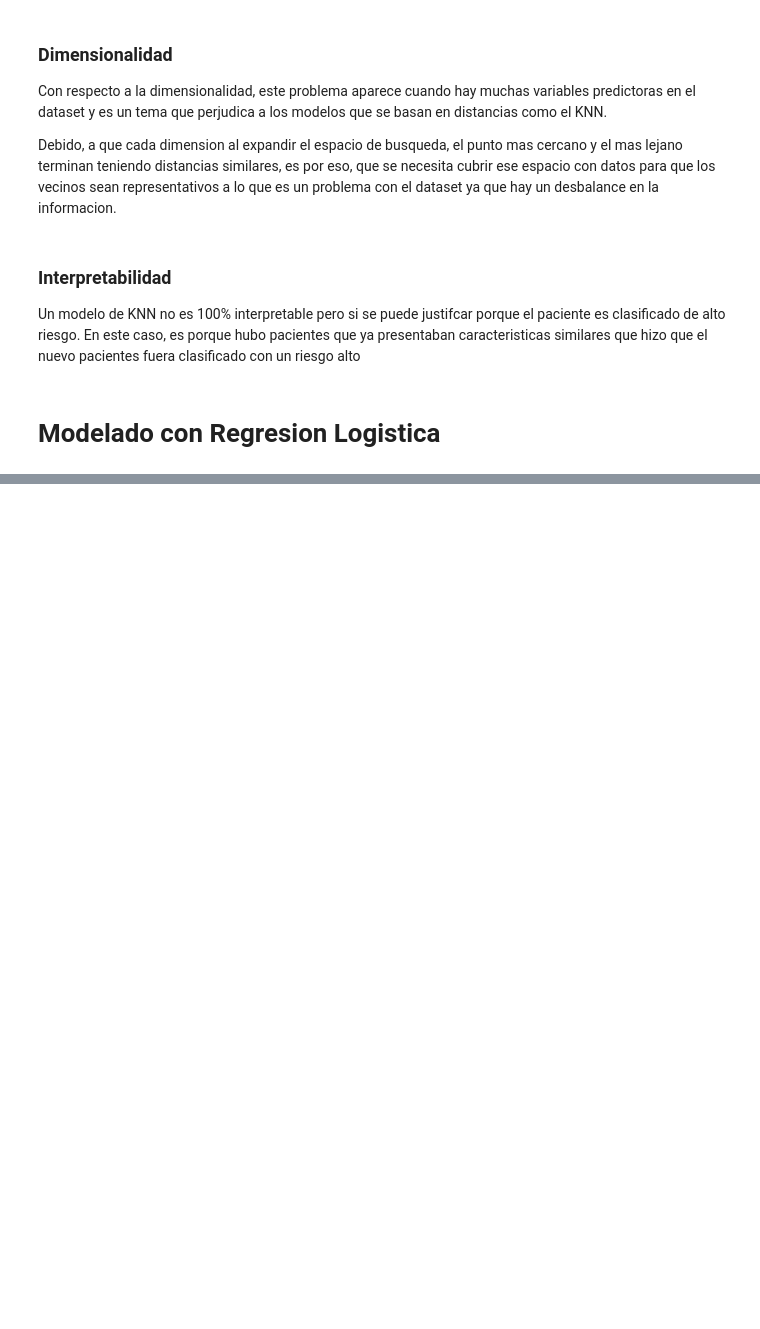
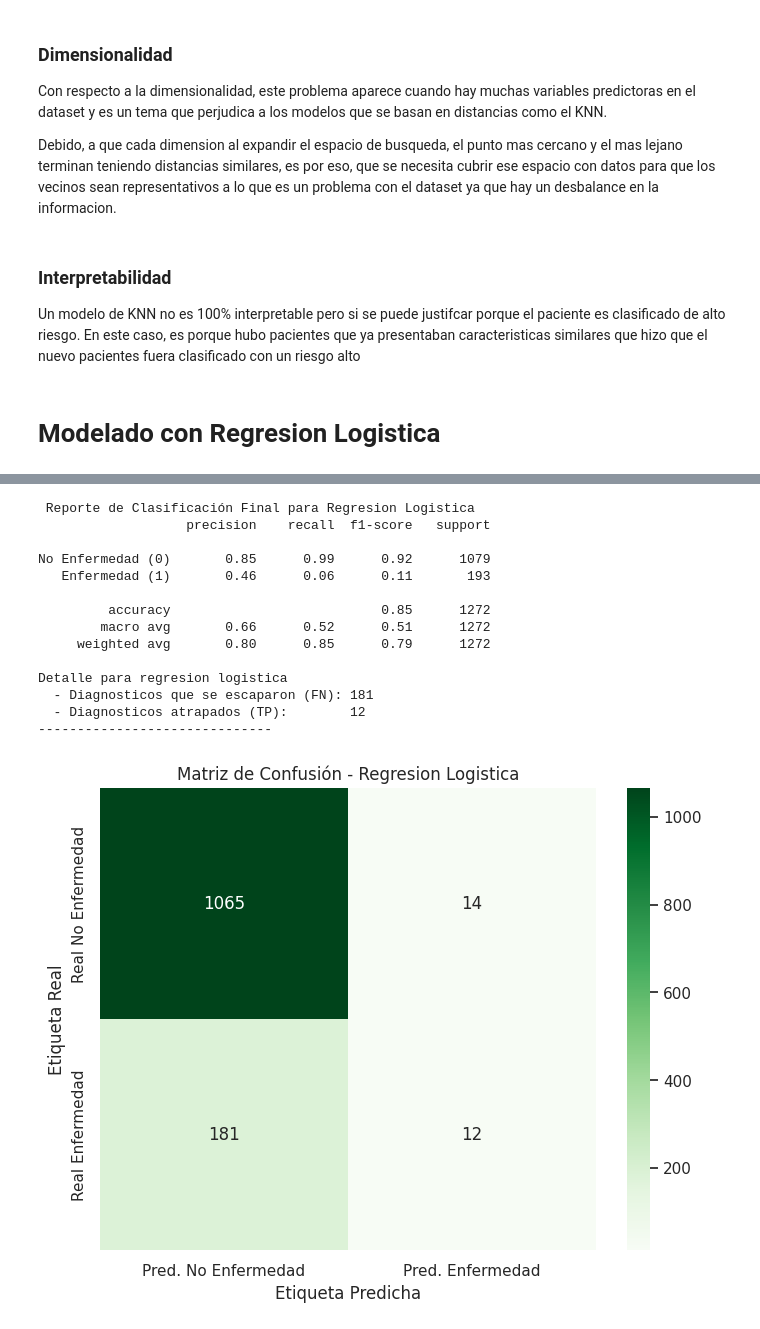
Before and after one commit to stefymojica/MACC, a Jupyter notebook: enfermedad_coronaria.ipynb, the cells around one changed output, grey strips where cells are left out. Saved outputs shown, nothing was run; the diff lists cells and outputs as text; code cells hidden in the pictures; blank space fills up the shorter version.

```diff
--- a/enfermedad_coronaria.ipynb
+++ b/enfermedad_coronaria.ipynb
@@ -611,6 +607,10 @@ Debido, a que cada dimension al expandir el espacio de busqueda, el punto mas ce
 Un modelo de KNN no es 100% interpretable pero si se puede justifcar porque el paciente es clasificado de alto riesgo. En este caso, es porque hubo pacientes que ya presentaban caracteristicas similares que hizo que el nuevo pacientes fuera clasificado con un riesgo alto
 # %% [markdown]
 # Modelado con Regresion Logistica
-# %%
-model = LogisticRegression()
-model.fit(X_train,y_train)
+# %%
+
+# Regularizacion
+model_logistic = LogisticRegression(penalty='l1', solver='liblinear')
+model_logistic.fit(X_train,y_train)
+
+y_pred_logistic = model_logistic.predict(X_test)
@@ -616,0 +623,37 @@ model.fit(X_train,y_train)
+# %%
+print("\n Reporte de Clasificación Final para Regresion Logistica")
+print(classification_report(y_test, y_pred_logistic, target_names=['No Enfermedad (0)', 'Enfermedad (1)']))
+
+confusion_logistic = confusion_matrix(y_test, y_pred_logistic)
+tn_l, fp_l, fn_l, tp_l = confusion_logistic.ravel()
+
+print(f"Detalle para regresion logistica")
+print(f"  - Diagnosticos que se escaparon (FN): {fn_l}")
+print(f"  - Diagnosticos atrapados (TP):        {tp_l}")
+print("-" * 30)
+
+
+plt.figure(figsize=(8, 6))
+sns.heatmap(confusion_logistic, annot=True, fmt='d', cmap='Greens',
+            xticklabels=['Pred. No Enfermedad', 'Pred. Enfermedad'],
+            yticklabels=['Real No Enfermedad', 'Real Enfermedad'])
+plt.title('Matriz de Confusión - Regresion Logistica')
+plt.ylabel('Etiqueta Real')
+plt.xlabel('Etiqueta Predicha')
+plt.show()
+# %% [output]
+ Reporte de Clasificación Final para Regresion Logistica
+                   precision    recall  f1-score   support
+
+No Enfermedad (0)       0.85      0.99      0.92      1079
+   Enfermedad (1)       0.46      0.06      0.11       193
+
+         accuracy                           0.85      1272
+        macro avg       0.66      0.52      0.51      1272
+     weighted avg       0.80      0.85      0.79      1272
+
+Detalle para regresion logistica
+  - Diagnosticos que se escaparon (FN): 181
+  - Diagnosticos atrapados (TP):        12
+------------------------------
+[figure, added]
```
Also changed, not shown: parts of 2 cells of this notebook.
